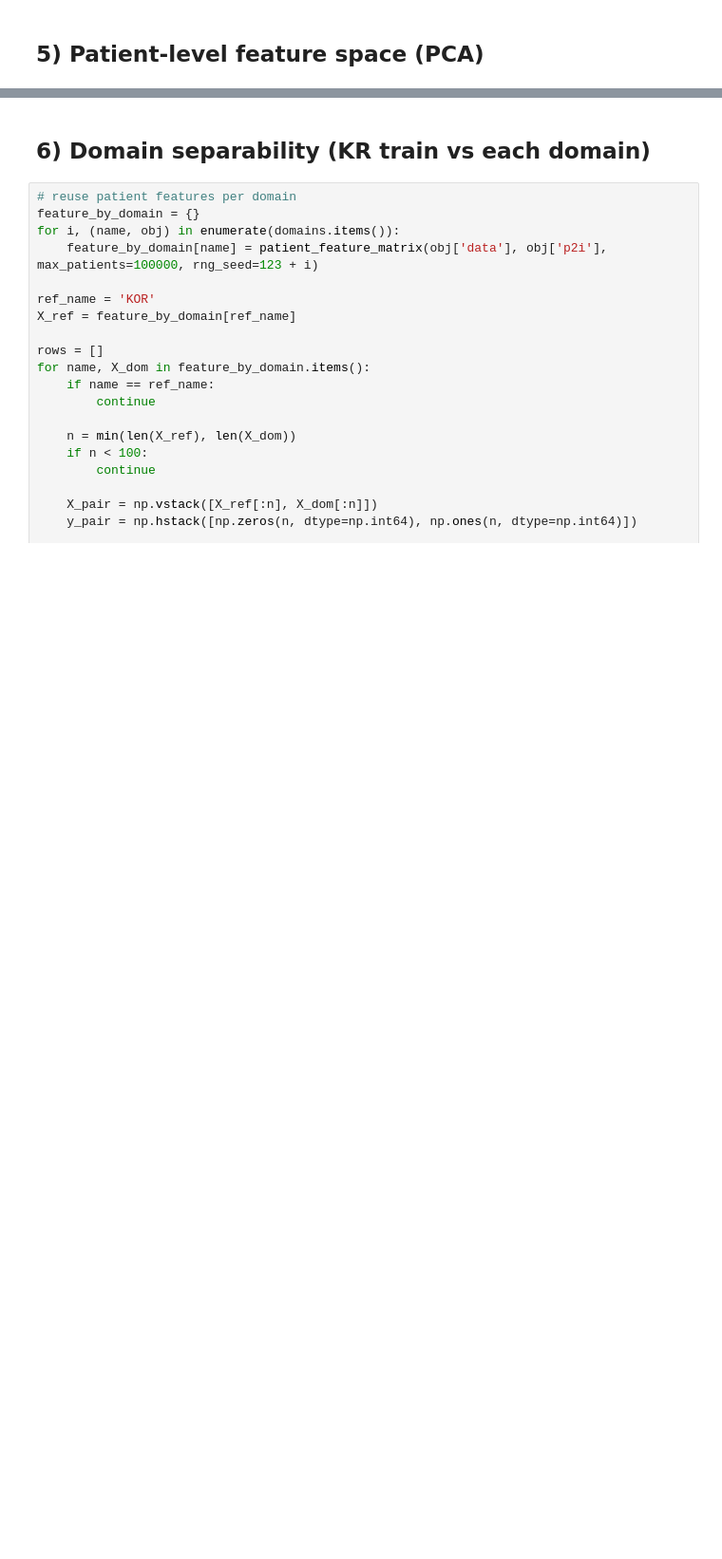
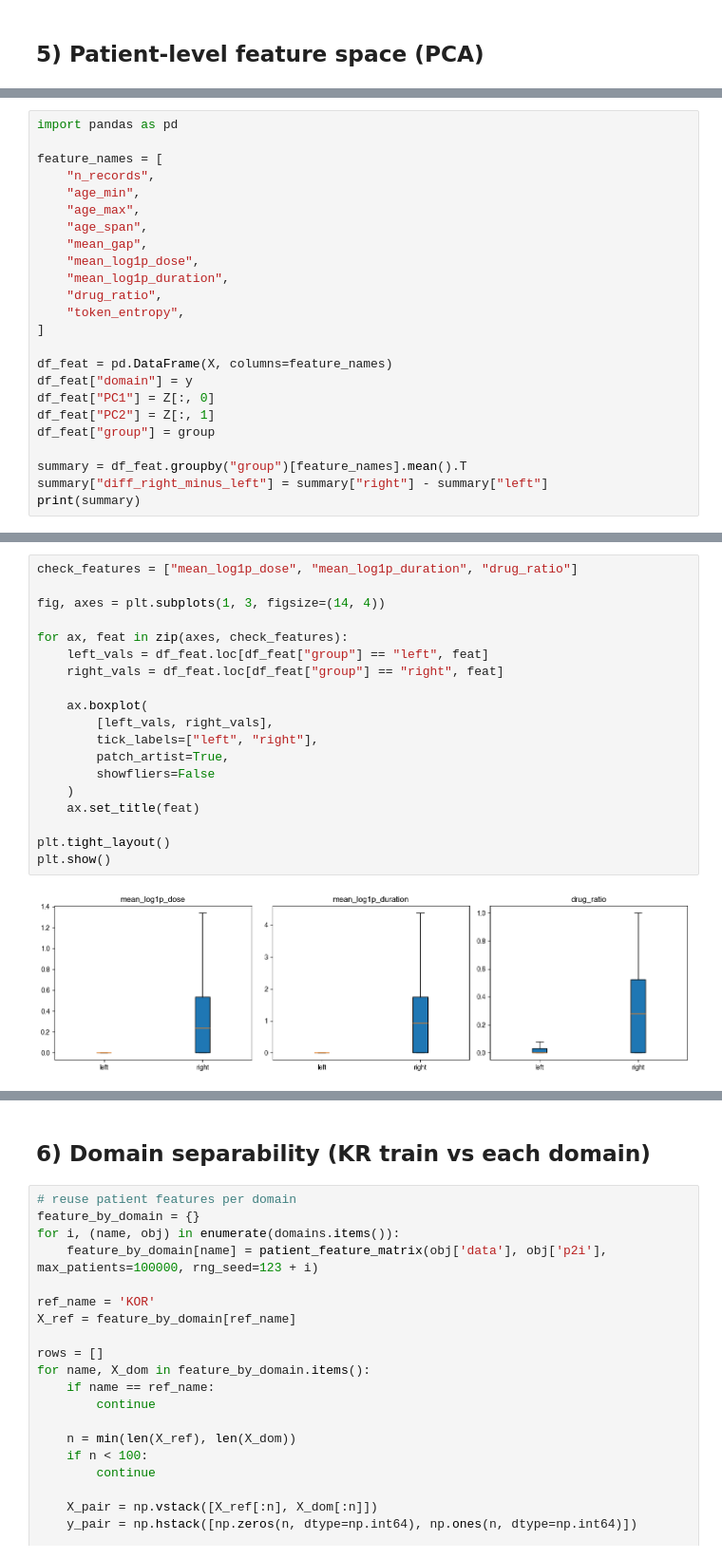
Before and after one commit to CenterforDigitalHealth/GPT-Disease-Drug-Prediction, a Jupyter notebook: figure/domain_shift_visualization.ipynb, the cells around one changed output, grey strips where cells are left out. Shown at 95% size. Cells and saved outputs as stored; diff of their text form; blank space fills up the shorter version.

```diff
--- a/figure/domain_shift_visualization.ipynb
+++ b/figure/domain_shift_visualization.ipynb
@@ -429,0 +461,24 @@ plt.show()
+# %%
+import pandas as pd
+
+feature_names = [
+    "n_records",
+    "age_min",
+    "age_max",
+    "age_span",
+    "mean_gap",
+    "mean_log1p_dose",
+    "mean_log1p_duration",
+    "drug_ratio",
+    "token_entropy",
+]
+
+df_feat = pd.DataFrame(X, columns=feature_names)
+df_feat["domain"] = y
+df_feat["PC1"] = Z[:, 0]
+df_feat["PC2"] = Z[:, 1]
+df_feat["group"] = group
+
+summary = df_feat.groupby("group")[feature_names].mean().T
+summary["diff_right_minus_left"] = summary["right"] - summary["left"]
+print(summary)
@@ -429,0 +505,21 @@ plt.show()
+# %%
+check_features = ["mean_log1p_dose", "mean_log1p_duration", "drug_ratio"]
+
+fig, axes = plt.subplots(1, 3, figsize=(14, 4))
+
+for ax, feat in zip(axes, check_features):
+    left_vals = df_feat.loc[df_feat["group"] == "left", feat]
+    right_vals = df_feat.loc[df_feat["group"] == "right", feat]
+
+    ax.boxplot(
+        [left_vals, right_vals],
+        tick_labels=["left", "right"],
+        patch_artist=True,
+        showfliers=False
+    )
+    ax.set_title(feat)
+
+plt.tight_layout()
+plt.show()
+# %% [output]
+[figure, added]
```
Also changed, not shown: parts of 14 cells of this notebook, 9 other files.
